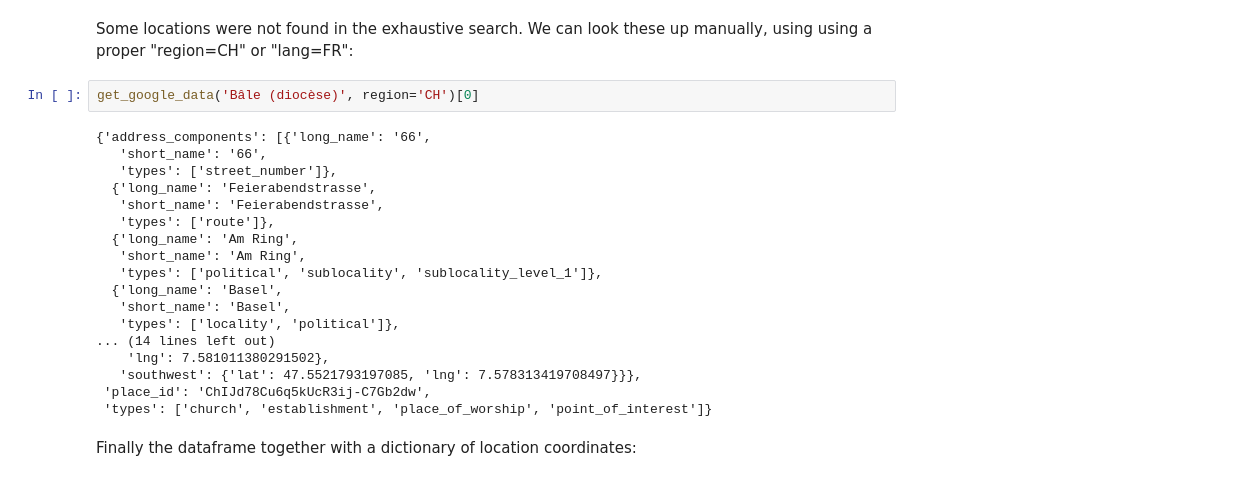
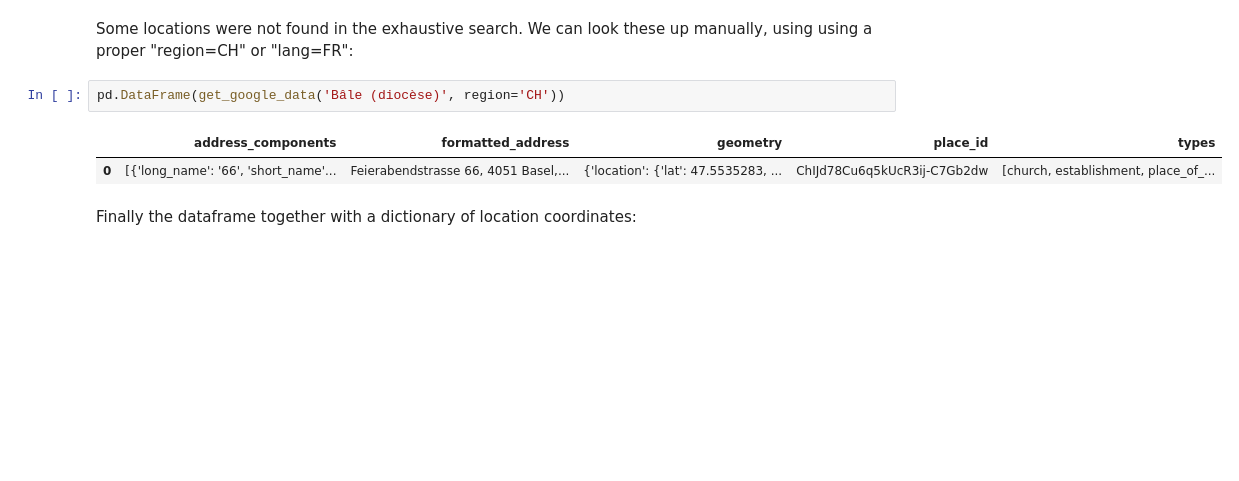
Before and after one commit to m-yaghini/ada17, a Jupyter notebook: project-master/code/MainExploratoryAnalysis.ipynb, the cells around one changed output. Cells and saved outputs as stored; diff of their text form; blank space fills up the shorter version.

```diff
--- a/project-master/code/MainExploratoryAnalysis.ipynb
+++ b/project-master/code/MainExploratoryAnalysis.ipynb
@@ -626,25 +613,10 @@ Didn't find 'Chavannes-les-Forts' in the dictionary. (1)
 # %% [markdown]
 Some locations were not found in the exhaustive search. We can look these up manually, using using a proper "region=CH" or "lang=FR":
 # %%
-get_google_data('Bâle (diocèse)', region='CH')[0]
+pd.DataFrame(get_google_data('Bâle (diocèse)', region='CH'))
 # %% [output]
-{'address_components': [{'long_name': '66',
-   'short_name': '66',
-   'types': ['street_number']},
-  {'long_name': 'Feierabendstrasse',
-   'short_name': 'Feierabendstrasse',
-   'types': ['route']},
-  {'long_name': 'Am Ring',
-   'short_name': 'Am Ring',
-   'types': ['political', 'sublocality', 'sublocality_level_1']},
-  {'long_name': 'Basel',
-   'short_name': 'Basel',
-   'types': ['locality', 'political']},
-... (14 lines left out)
-    'lng': 7.581011380291502},
-   'southwest': {'lat': 47.5521793197085, 'lng': 7.578313419708497}}},
- 'place_id': 'ChIJd78Cu6q5kUcR3ij-C7Gb2dw',
- 'types': ['church', 'establishment', 'place_of_worship', 'point_of_interest']}
+|  | address_components | formatted_address | geometry | place_id | types |
+| 0 | [{'long_name': '66', 'short_name'... | Feierabendstrasse 66, 4051 Basel,... | {'location': {'lat': 47.5535283, ... | ChIJd78Cu6q5kUcR3ij-C7Gb2dw | [church, establishment, place_of_... |
 # %% [markdown]
 Finally the dataframe together with a dictionary of location coordinates:
 # %%
```
Also changed, not shown: parts of 20 cells of this notebook, 4 other files.
